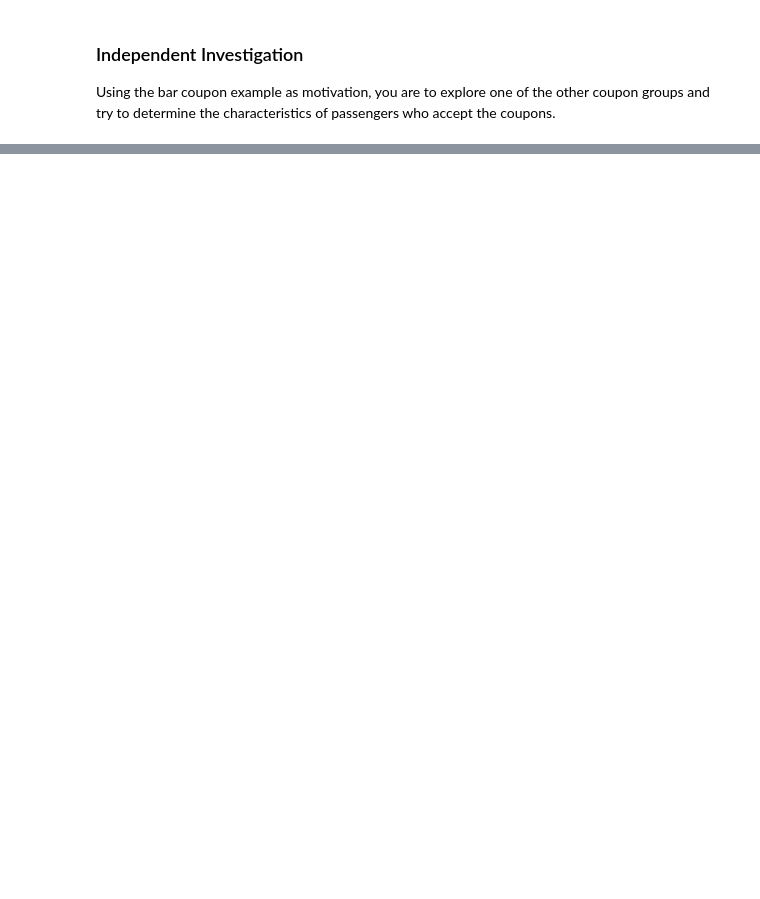
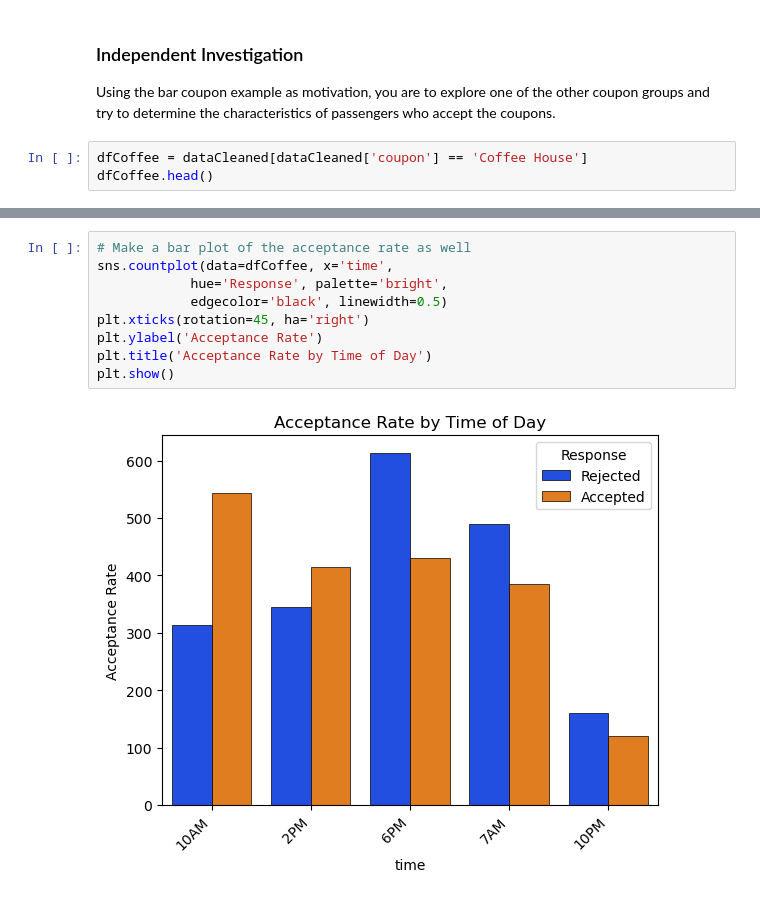
Before and after one commit to RayFuller/coupons, a Jupyter notebook: prompt.ipynb, the cells around one changed output, grey strips where cells are left out. Cells and saved outputs as stored; diff of their text form; blank space fills up the shorter version.

Commit message:
Complete thru Investigating the Bar Coupons Problem #7

```diff
--- a/prompt.ipynb
+++ b/prompt.ipynb
@@ -366,3 +371,6 @@ Target Group Acceptance Rate versus All Others
 ### Independent Investigation
 
 Using the bar coupon example as motivation, you are to explore one of the other coupon groups and try to determine the characteristics of passengers who accept the coupons.
+# %%
+dfCoffee = dataCleaned[dataCleaned['coupon'] == 'Coffee House']
+dfCoffee.head()
@@ -368,0 +408,11 @@ Using the bar coupon example as motivation, you are to explore one of the other
+# %%
+# Make a bar plot of the acceptance rate as well
+sns.countplot(data=dfCoffee, x='time',
+            hue='Response', palette='bright',
+            edgecolor='black', linewidth=0.5)
+plt.xticks(rotation=45, ha='right')
+plt.ylabel('Acceptance Rate')
+plt.title('Acceptance Rate by Time of Day')
+plt.show()
+# %% [output]
+[figure, added]
```
Also changed, not shown: parts of 8 cells of this notebook.
